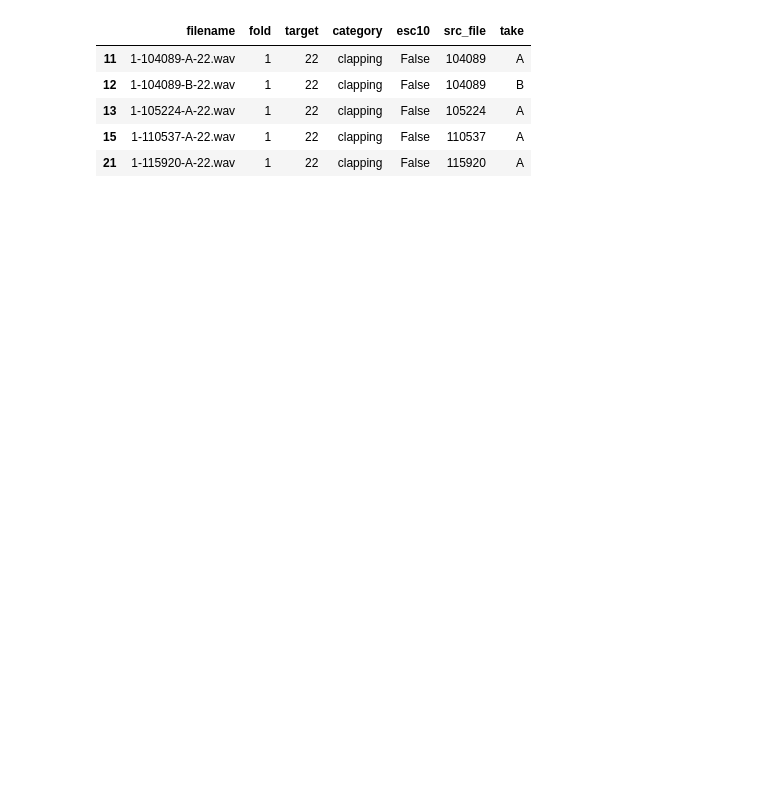
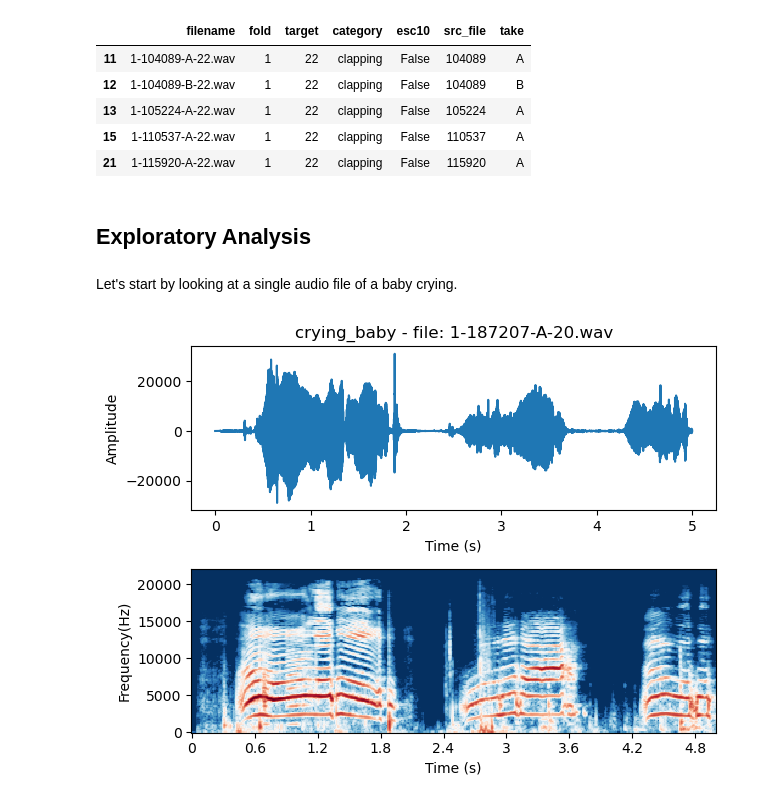
Before and after one commit to santiviquez/noisy-human-recognition, a Jupyter notebook: sound-classification.ipynb, the cells around one changed output. Drawn from its saved outputs; the diff is of its cells as text; code cells hidden in the pictures; blank space fills up the shorter version.

Commit message:
Plot and compute melspectrogram features for single example

```diff
--- a/sound-classification.ipynb
+++ b/sound-classification.ipynb
@@ -74,3 +83,41 @@ esc50_human.head()
 | 13 | 1-105224-A-22.wav | 1 | 22 | clapping | False | 105224 | A |
 | 15 | 1-110537-A-22.wav | 1 | 22 | clapping | False | 110537 | A |
 | 21 | 1-115920-A-22.wav | 1 | 22 | clapping | False | 115920 | A |
+# %% [markdown]
+## Exploratory Analysis
+# %% [markdown]
+Let's start by looking at a single audio file of a baby crying.
+# %%
+def plot_example(filename):
+    RATE = 44100   # All recordings in ESC are 44.1 kHz
+    FRAME = 512    # Frame size in samples
+    fig, axes = plt.subplots(2, 1)
+    spf = wave.open("ESC-50/audio/" + filename, "r")
+    category = esc50[esc50.filename == filename].category.values[0]
+
+    # Extract Raw Audio from Wav File
+    signal_raw = spf.readframes(-1)
+    signal = np.frombuffer(signal_raw, "int16")
+
+    axes[0].set_title(f"{category} - file: {filename}")
+    axes[0].set_xlabel("Time (s)")
+    axes[0].set_ylabel("Amplitude")
+    axes[0].plot(np.arange(0, len(signal)) / RATE, signal)
+
+    # Compute Melspectrogram Features
+    signal = (np.frombuffer(signal_raw, dtype="int16") + 0.5) / (0x7FFF + 0.5) # convert to float
+    signal = librosa.feature.melspectrogram(y=signal, sr=RATE, hop_length=FRAME)
+    signal = librosa.power_to_db(signal, ref=np.max)
+    librosa.display.specshow(signal, x_axis='time', y_axis='linear', sr=RATE, cmap='RdBu_r')
+
+    axes[1].set_xlabel("Time (s)")
+    axes[1].set_ylabel("Frequency(Hz)")
+
+    fig.tight_layout()
+    plt.show()
+# %%
+filename = "1-187207-A-20.wav"
+plot_example(filename)
+IPython.display.Audio("ESC-50/audio/" + filename)
+# %% [output]
+[figure, added]
```
Also changed, not shown: parts of 3 cells of this notebook.
